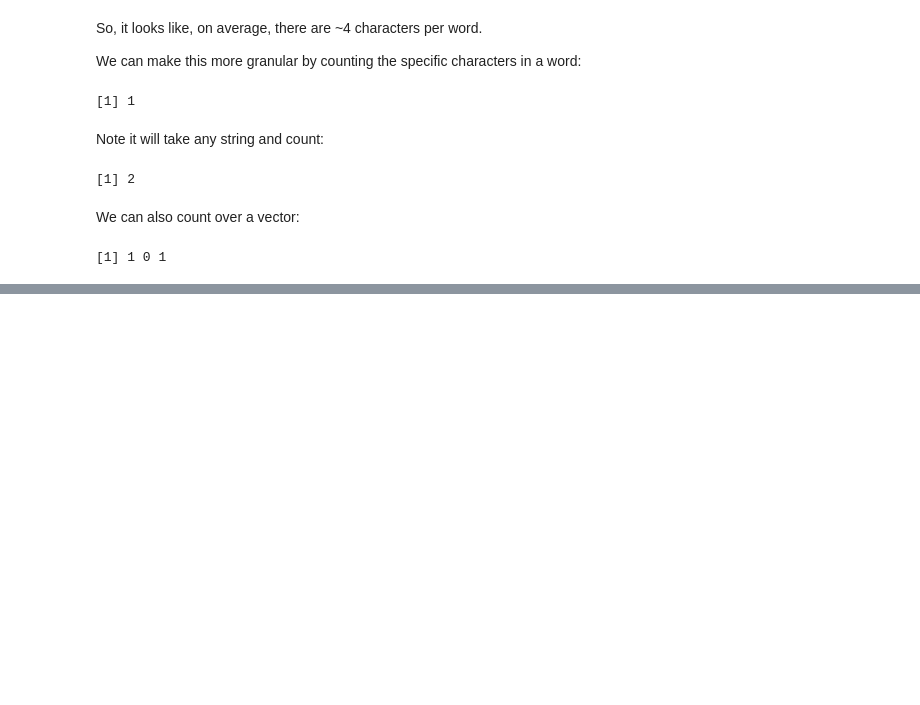
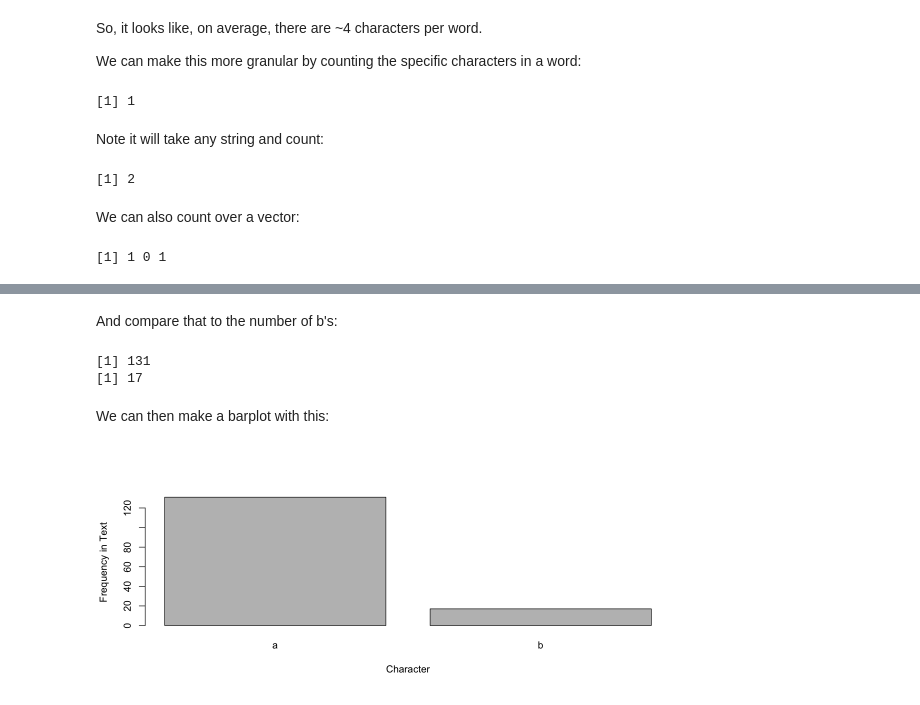
Before and after one commit to jnaiman/is507_spring2021, a Jupyter notebook: week02/prep_notebook_avoid_week02_part3.ipynb, the cells around one changed output, grey strips where cells are left out. Cells and saved outputs as stored; diff of their text form; code cells hidden in the pictures; blank space fills up the shorter version.

```diff
--- a/week02/prep_notebook_avoid_week02_part3.ipynb
+++ b/week02/prep_notebook_avoid_week02_part3.ipynb
@@ -230,0 +233,2 @@ countCharOccurrences("a", c("cat","box","hat"))
+# %%
+num_a = countCharOccurrences("a",words)
@@ -230,0 +247,19 @@ countCharOccurrences("a", c("cat","box","hat"))
+# %%
+total_a = sum(num_a)
+# %% [markdown]
+And compare that to the number of b's:
+# %%
+num_b = countCharOccurrences("b",words)
+total_b = sum(num_b)
+# %%
+print(total_a)
+print(total_b)
+# %% [output]
+[1] 131
+[1] 17
+# %% [markdown]
+We can then make a barplot with this:
+# %%
+barplot(c(total_a,total_b),names.arg=c("a","b"),xlab="Character",ylab="Frequency in Text")
+# %% [output]
+[figure, added]
```
Also changed, not shown: parts of 3 cells of this notebook.
